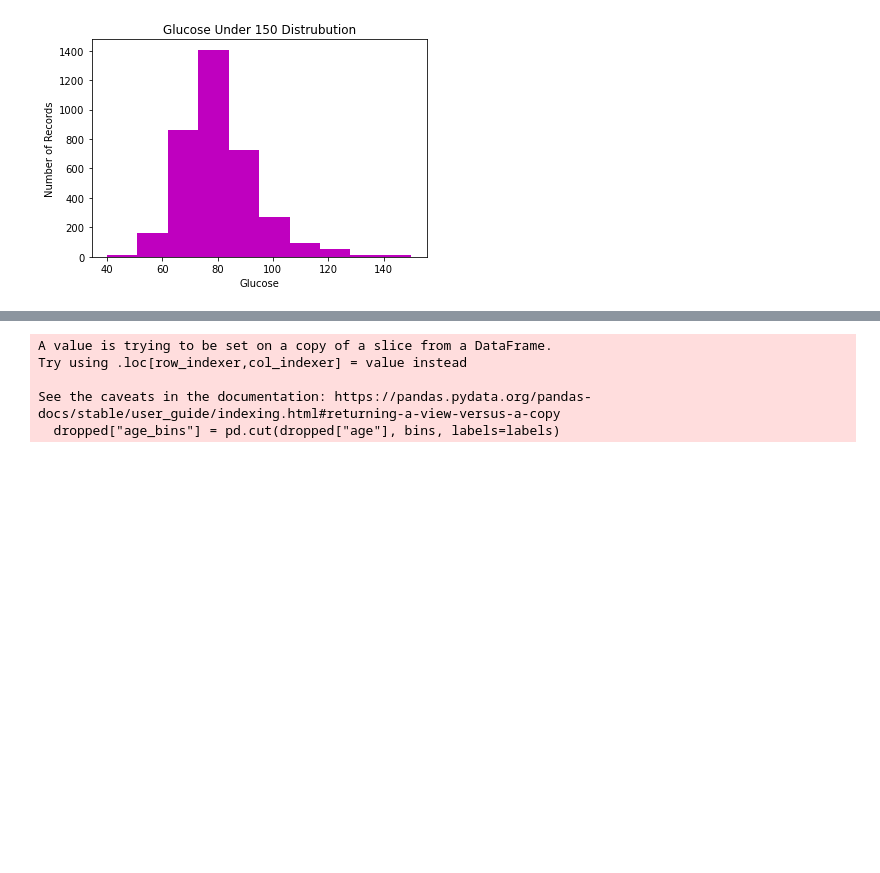
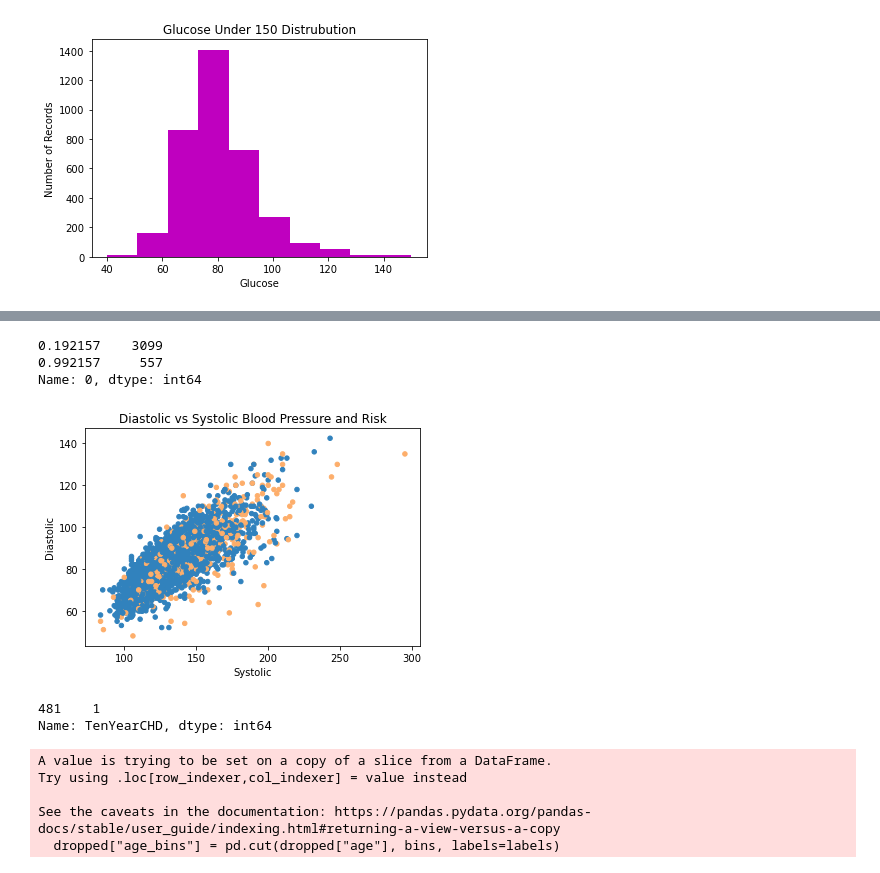
Before and after one commit to elisabethvirak/Coronary_Heart_Disease, a Jupyter notebook: exploratory_plots.ipynb, the cells around one changed output, grey strips where cells are left out. Drawn from its saved outputs; the diff is of its cells as text; code cells hidden in the pictures; blank space fills up the shorter version.

```diff
--- a/exploratory_plots.ipynb
+++ b/exploratory_plots.ipynb
@@ -122,3 +132,6 @@ plt.title("Glucose Under 150 Distrubution")
 plt.savefig("plots/gluc_hist_under150")
 # %% [output]
 [figure]
+# %%
+colormap = cm.get_cmap('tab20c', 4)
+print(colormap)
@@ -124,0 +140,3 @@ plt.savefig("plots/gluc_hist_under150")
+# %%
+risk = dropped["TenYearCHD"]
+colormap(risk)
@@ -125,3 +168,25 @@ plt.savefig("plots/gluc_hist_under150")
+# %%
+colors[0].value_counts()
+# %% [output]
+0.192157    3099
+0.992157     557
+Name: 0, dtype: int64
+# %%
+bp_risk = dropped.plot.scatter(x='sysBP',
+                      y='diaBP',
+                      c=colormap(risk),
+                                 title='Diastolic vs Systolic Blood Pressure and Risk')
+bp_risk.set_xlabel("Systolic")
+bp_risk.set_ylabel("Diastolic")
+plt.savefig("plots/bp_risk")
+# %% [output]
+[figure, added]
+# %%
+max_sys = dropped["sysBP"].max()
+dropped["TenYearCHD"].loc[dropped["sysBP"] == max_sys]
+# %% [output]
+481    1
+Name: TenYearCHD, dtype: int64
 # %%
 bins = [30, 40, 50, 60, 70]
 labels = ["30-40", "41-50", "51-60", "61-70"]
```
Also changed, not shown: parts of 5 cells of this notebook, 3 other files.
